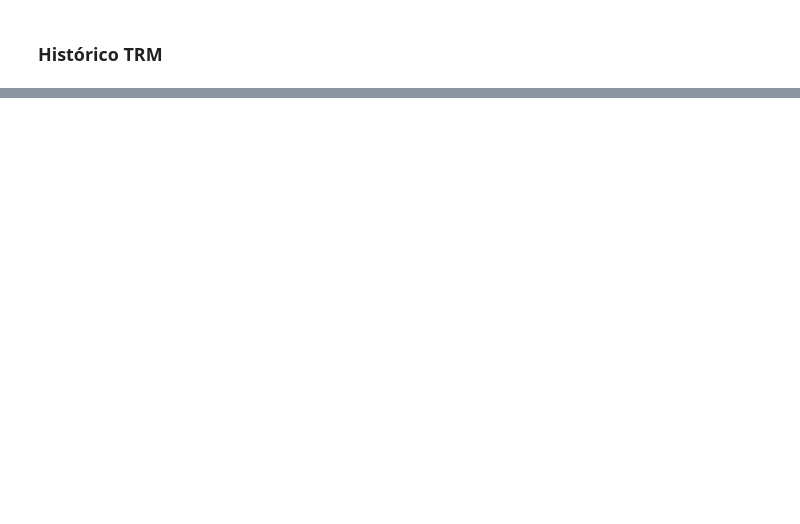
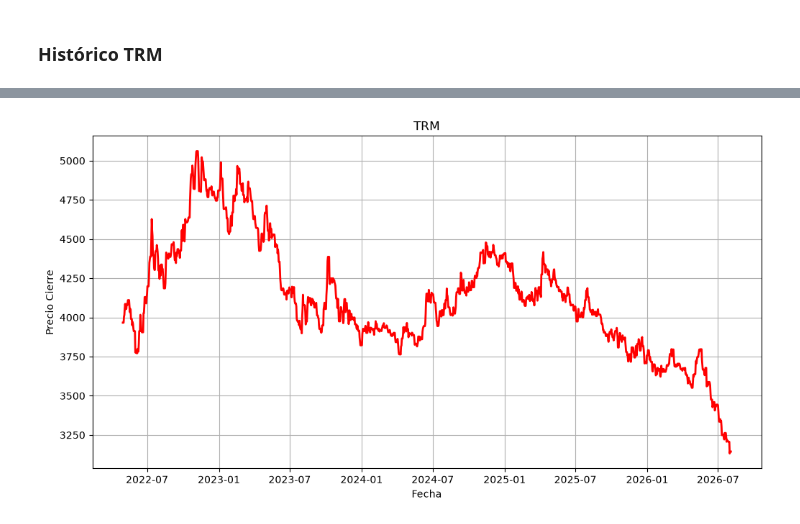
Before and after one commit to Yilap88/Colombia_finance, a Jupyter notebook: Scripts/TRM.ipynb, the cells around one changed output, grey strips where cells are left out. Cells and saved outputs as stored; diff of their text form; code cells hidden in the pictures; blank space fills up the shorter version.

```diff
--- a/Scripts/TRM.ipynb
+++ b/Scripts/TRM.ipynb
@@ -5,8 +11,6 @@ import pandas as pd
 # %%
 url = "https://www.datos.gov.co/resource/32sa-8pi3.json"
 newTRM = pd.read_json(url)
-# %%
-newTRM = pd.read_json(url)
 # %%
 newTRM["vigenciadesde"] = pd.to_datetime(newTRM["vigenciadesde"])
 newTRM["vigenciahasta"] = pd.to_datetime(newTRM["vigenciahasta"])
@@ -38,8 +42,9 @@ print(newTRM.head())
 # %%
 newTRM = newTRM.sort_values(by='fecha', ascending=True).reset_index(drop=True)
 # %%
-oldTRM = pd.read_csv("Data/TRM.csv", parse_dates=["fecha"])
+oldTRM = pd.read_csv(f"{PROJECT_DIR}/Data/TRM/TRM.csv", parse_dates=["fecha"])
 # %%
 fullTRM = pd.concat([oldTRM, newTRM]).drop_duplicates(subset='fecha', keep='last').reset_index(drop=True)
 # %%
-fullTRM.to_csv("Data/newTRM.csv", index=False)
+fullTRM.to_csv(f"{PROJECT_DIR}/Data/TRM/newTRM.csv", index=False)
+fullTRM['fecha'] = pd.to_datetime(fullTRM['fecha'])
@@ -45,0 +67,11 @@ fullTRM.to_csv("Data/newTRM.csv", index=False)
+# %%
+titulo = "TRM"
+plt.figure(figsize=(12,6))
+plt.plot(fullTRM["fecha"], fullTRM["valor"], color = "red", linewidth=2)
+plt.title(titulo)
+plt.xlabel("Fecha")
+plt.ylabel("Precio Cierre")
+plt.grid(True)
+plt.show()
+# %% [output]
+[figure, added]
```
Also changed, not shown: parts of 5 cells of this notebook, 3 other files.
